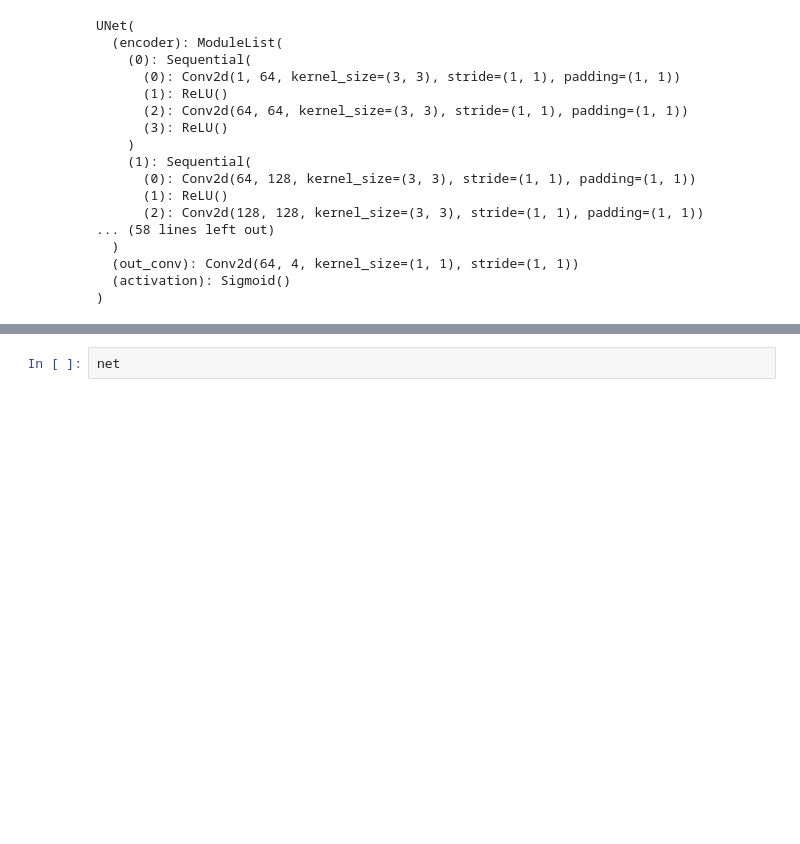
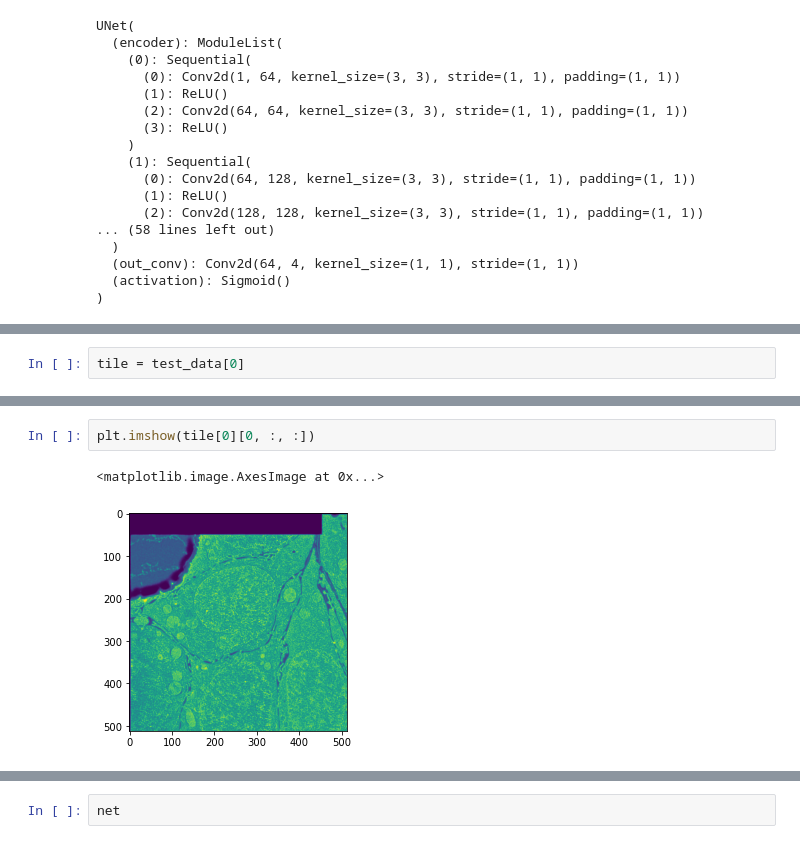
Before and after one commit to Buglakova/fibsem_segm, a Jupyter notebook: 3_unet2d.ipynb, the cells around one changed output, grey strips where cells are left out. Drawn from its saved outputs; the diff is of its cells as text; blank space fills up the shorter version.

```diff
--- a/3_unet2d.ipynb
+++ b/3_unet2d.ipynb
@@ -581,0 +613,2 @@ Validate: Average loss: 1.1137, Average Metric: 1.1137
+# %%
+tile = test_data[0]
@@ -581,0 +628,5 @@ Validate: Average loss: 1.1137, Average Metric: 1.1137
+# %%
+plt.imshow(tile[0][0, :, :])
+# %% [output]
+<matplotlib.image.AxesImage at 0x...>
+[figure, added]
```
Also changed, not shown: parts of 10 cells of this notebook.
